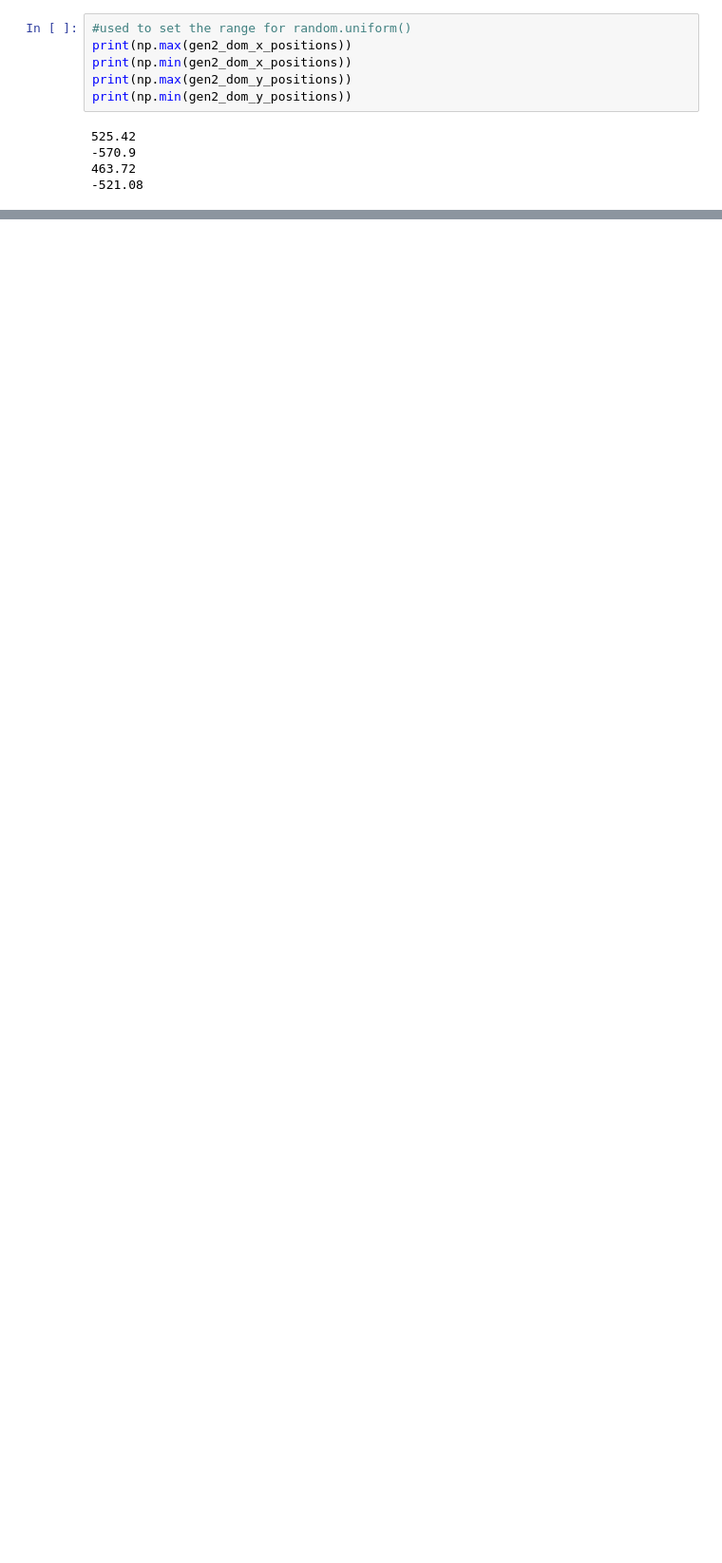
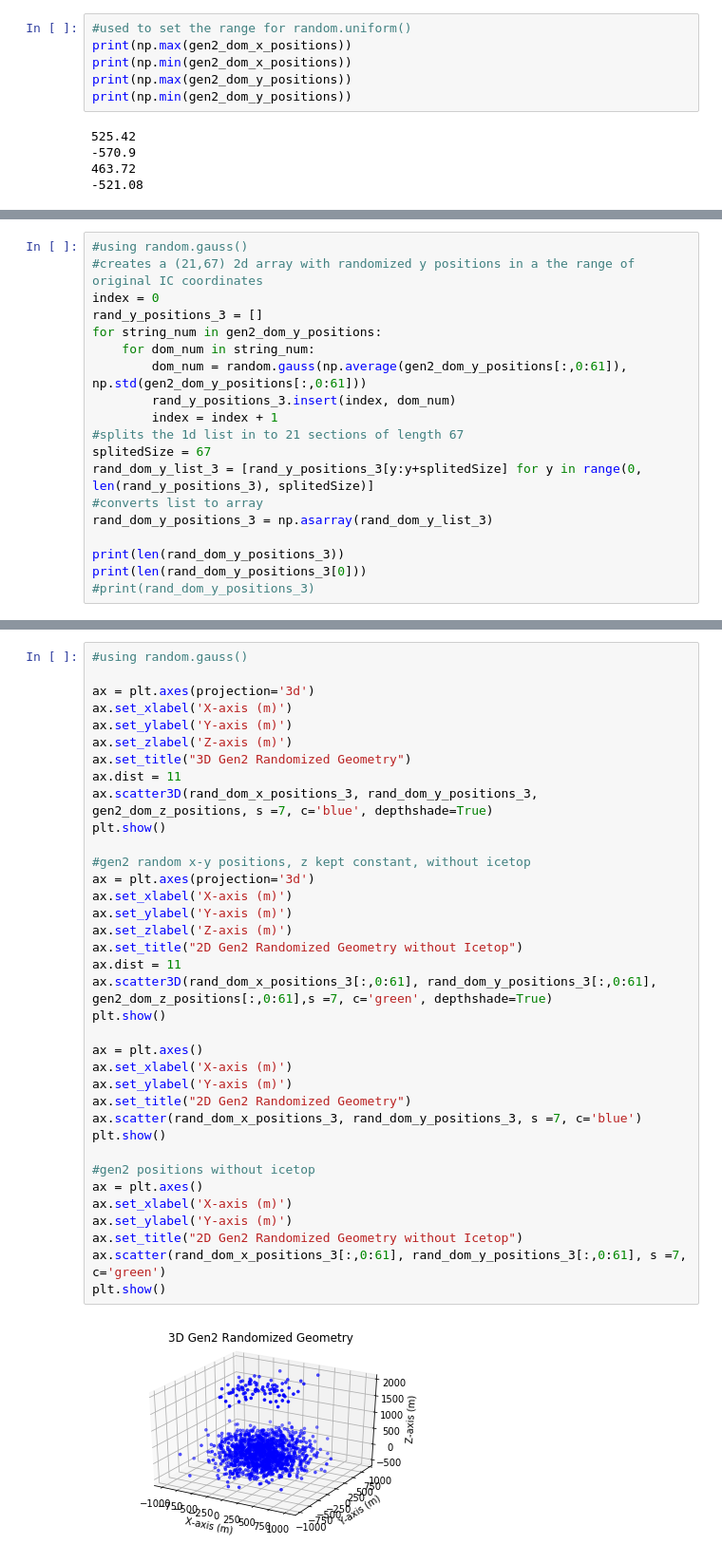
Before and after one commit to Patricia-Mcmillin/PMcmillin_REU, a Jupyter notebook: random_gen2_geometry.ipynb, the cells around one changed output, grey strips where cells are left out. Shown at 95% size. Cells and saved outputs as stored; diff of their text form; blank space fills up the shorter version.

```diff
--- a/random_gen2_geometry.ipynb
+++ b/random_gen2_geometry.ipynb
@@ -209,0 +254,19 @@ plt.show()
+# %%
+#using random.gauss()
+#creates a (21,67) 2d array with randomized y positions in a the range of original IC coordinates
+index = 0
+rand_y_positions_3 = []
+for string_num in gen2_dom_y_positions:
+    for dom_num in string_num:
+        dom_num = random.gauss(np.average(gen2_dom_y_positions[:,0:61]), np.std(gen2_dom_y_positions[:,0:61]))
+        rand_y_positions_3.insert(index, dom_num)
+        index = index + 1
+#splits the 1d list in to 21 sections of length 67
+splitedSize = 67
+rand_dom_y_list_3 = [rand_y_positions_3[y:y+splitedSize] for y in range(0, len(rand_y_positions_3), splitedSize)]
+#converts list to array
+rand_dom_y_positions_3 = np.asarray(rand_dom_y_list_3)
+
+print(len(rand_dom_y_positions_3))
+print(len(rand_dom_y_positions_3[0]))
+#print(rand_dom_y_positions_3)
@@ -209,0 +276,38 @@ plt.show()
+# %%
+#using random.gauss()
+
+ax = plt.axes(projection='3d')
+ax.set_xlabel('X-axis (m)')
+ax.set_ylabel('Y-axis (m)')
+ax.set_zlabel('Z-axis (m)')
+ax.set_title("3D Gen2 Randomized Geometry")
+ax.dist = 11
+ax.scatter3D(rand_dom_x_positions_3, rand_dom_y_positions_3, gen2_dom_z_positions, s =7, c='blue', depthshade=True)
+plt.show()
+
+#gen2 random x-y positions, z kept constant, without icetop
+ax = plt.axes(projection='3d')
+ax.set_xlabel('X-axis (m)')
+ax.set_ylabel('Y-axis (m)')
+ax.set_zlabel('Z-axis (m)')
+ax.set_title("2D Gen2 Randomized Geometry without Icetop")
+ax.dist = 11
+ax.scatter3D(rand_dom_x_positions_3[:,0:61], rand_dom_y_positions_3[:,0:61], gen2_dom_z_positions[:,0:61],s =7, c='green', depthshade=True)
+plt.show()
+
+ax = plt.axes()
+ax.set_xlabel('X-axis (m)')
+ax.set_ylabel('Y-axis (m)')
+ax.set_title("2D Gen2 Randomized Geometry")
+ax.scatter(rand_dom_x_positions_3, rand_dom_y_positions_3, s =7, c='blue')
+plt.show()
+
+#gen2 positions without icetop
+ax = plt.axes()
+ax.set_xlabel('X-axis (m)')
+ax.set_ylabel('Y-axis (m)')
+ax.set_title("2D Gen2 Randomized Geometry without Icetop")
+ax.scatter(rand_dom_x_positions_3[:,0:61], rand_dom_y_positions_3[:,0:61], s =7, c='green')
+plt.show()
+# %% [output]
+[figure, added]
```
Also changed, not shown: parts of 14 cells of this notebook.
